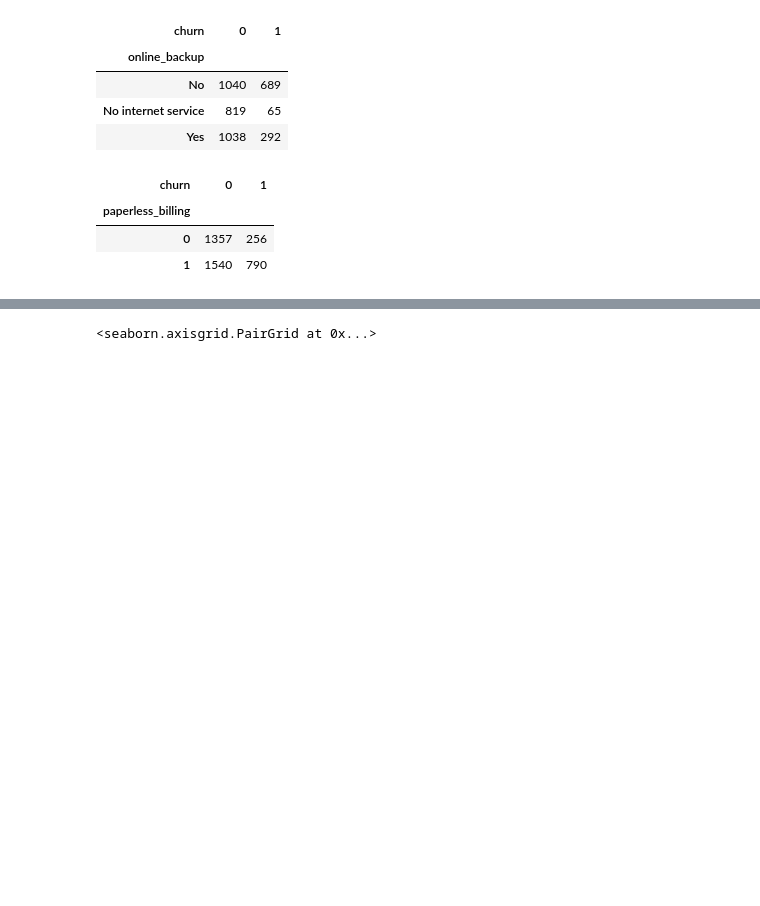
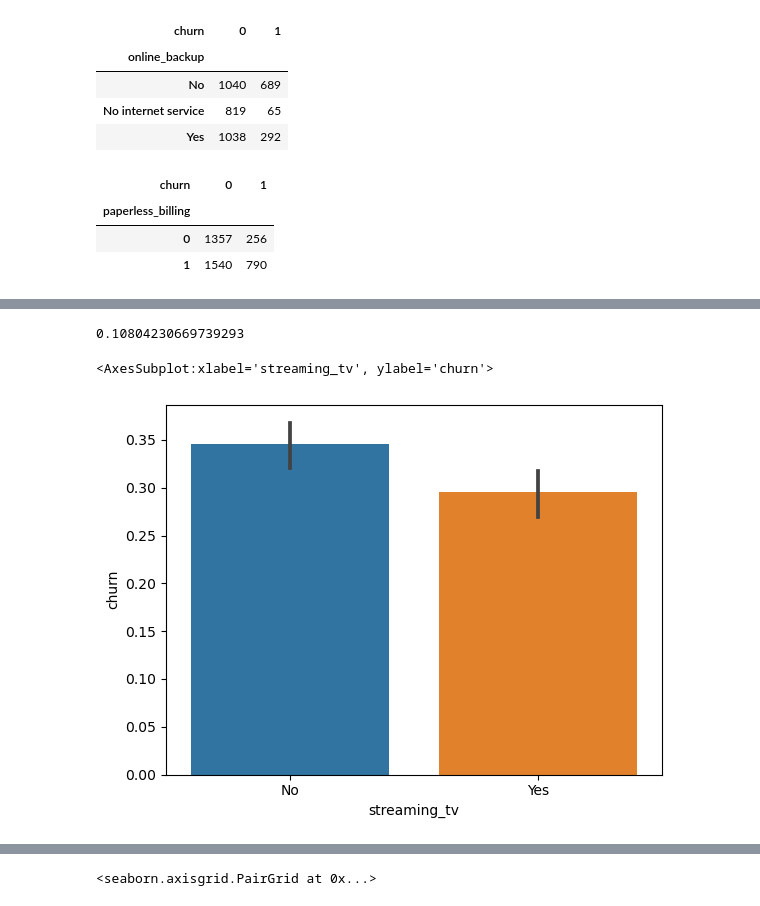
Before and after one commit to Adam-Harris87/classification-project, a Jupyter notebook: explore.ipynb, the cells around one changed output, grey strips where cells are left out. Saved outputs shown, nothing was run; the diff lists cells and outputs as text; code cells hidden in the pictures; blank space fills up the shorter version.

```diff
--- a/explore.ipynb
+++ b/explore.ipynb
@@ -726,0 +773,12 @@ plt.show()
+# %%
+train.churn.mean() - train[train['dependents'] == 1].churn.mean()
+# %% [output]
+0.10804230669739293
+# %%
+# Do customers with streaming tv have a lower churn rate than those without?
+sns.barplot(data=internet,
+                x='streaming_tv',
+                y='churn')
+# %% [output]
+<AxesSubplot:xlabel='streaming_tv', ylabel='churn'>
+[figure, added]
```
Also changed, not shown: parts of 42 cells of this notebook, 2 other files.
